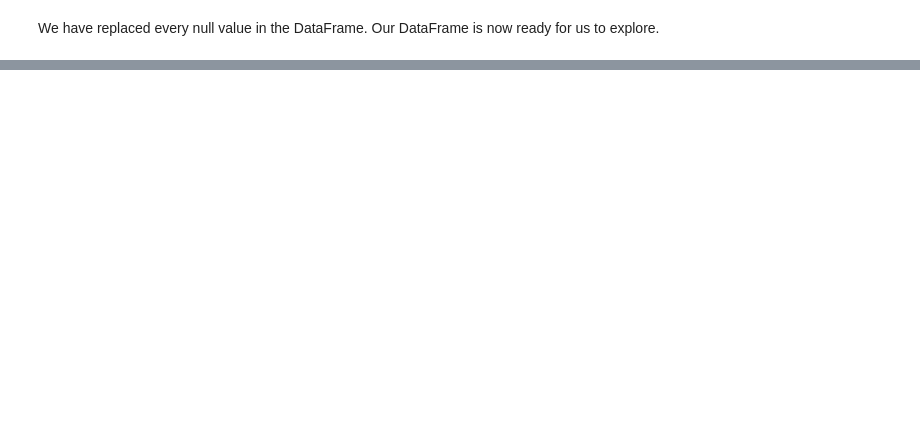
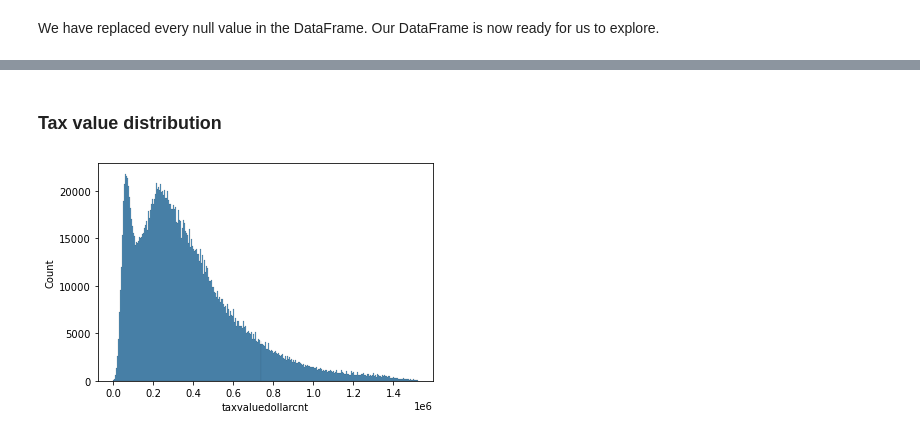
Before and after one commit to malachi-hale/Regression-exercises, a Jupyter notebook: wrangle.ipynb, the cells around one changed output, grey strips where cells are left out. Cells and saved outputs as stored; diff of their text form; code cells hidden in the pictures; blank space fills up the shorter version.

```diff
--- a/wrangle.ipynb
+++ b/wrangle.ipynb
@@ -170,0 +229,6 @@ We have replaced every null value in the DataFrame. Our DataFrame is now ready f
+# %% [markdown]
+### Tax value distribution
+# %%
+tax_value = sns.histplot(data = df, x = "taxvaluedollarcnt")
+# %% [output]
+[figure, added]
```
Also changed, not shown: parts of 20 cells of this notebook, 4 other files.
